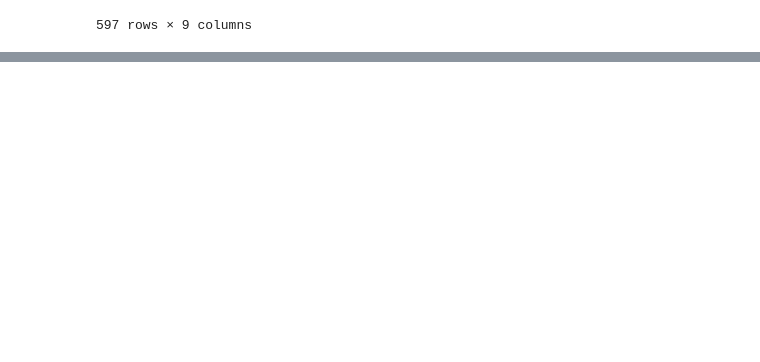
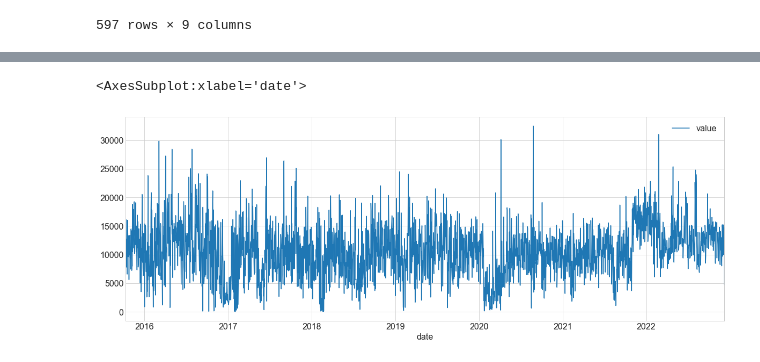
Before and after one commit to markydoug/my_apple_health, a Jupyter notebook: record_explore.ipynb, the cells around one changed output, grey strips where cells are left out. Drawn from its saved outputs; the diff is of its cells as text; code cells hidden in the pictures; blank space fills up the shorter version.

```diff
--- a/record_explore.ipynb
+++ b/record_explore.ipynb
@@ -155,0 +186,17 @@ step_counts['2020-08-25':'2020-08-25']
+# %%
+def get_steps(df):
+    df = df[df['activity_type'] == 'StepCount']
+    df.value = df.value.astype(int)
+    df =df[df.source != '小米运动']
+    phone_steps = df[df['source'] == 'Marky Doug']
+    apple_watch_steps = df[df['source'] != 'Marky Doug']
+    df = phone_steps.loc[:'2021-10-28'].append(apple_watch_steps)
+
+    return df
+# %%
+steps_now = get_steps(records_list)
+# %%
+steps_now.resample('D')[['value']].sum().plot()
+# %% [output]
+<AxesSubplot:xlabel='date'>
+[figure, added]
```
Also changed, not shown: parts of 5 cells of this notebook.
